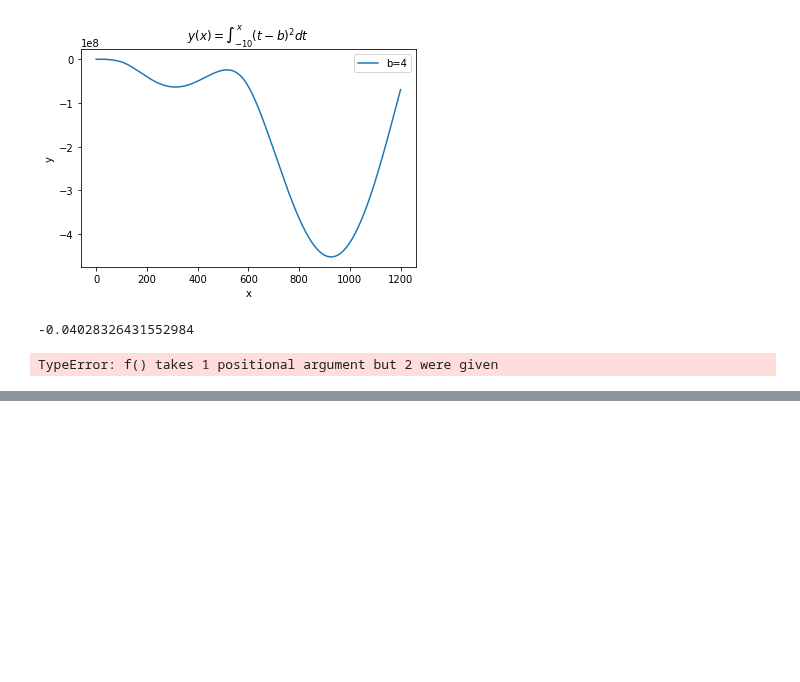
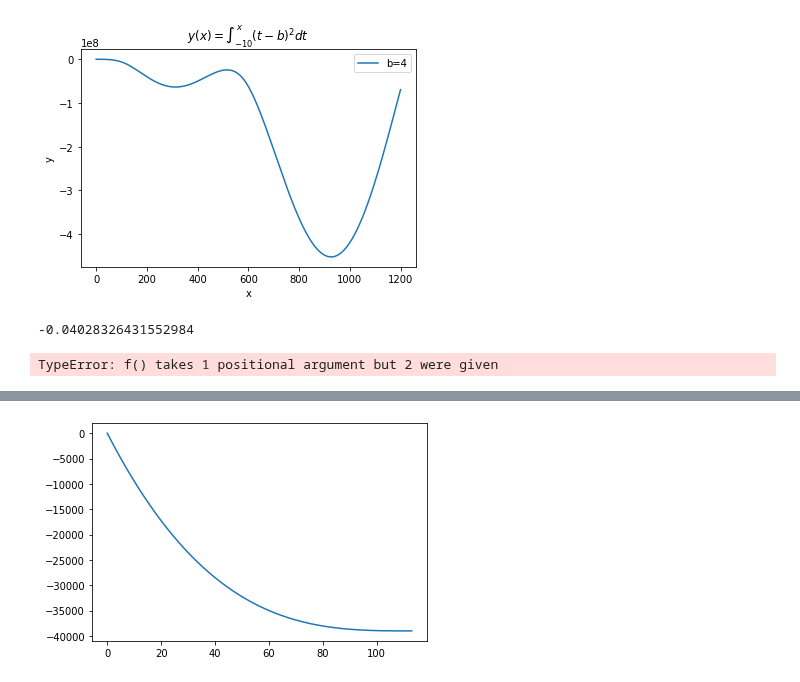
Before and after one commit to luisggc/FConcrete, a Jupyter notebook: jupyter/Hiper.ipynb, the cells around one changed output, grey strips where cells are left out. Cells and saved outputs as stored; diff of their text form; code cells hidden in the pictures; blank space fills up the shorter version.

```diff
--- a/jupyter/Hiper.ipynb
+++ b/jupyter/Hiper.ipynb
@@ -364,0 +411,4 @@ AssertionError:
+# %%
+self.plotRotationDiagram()
+# %% [output]
+[figure, added]
```
Also changed, not shown: parts of 23 cells of this notebook, 2 other files.
